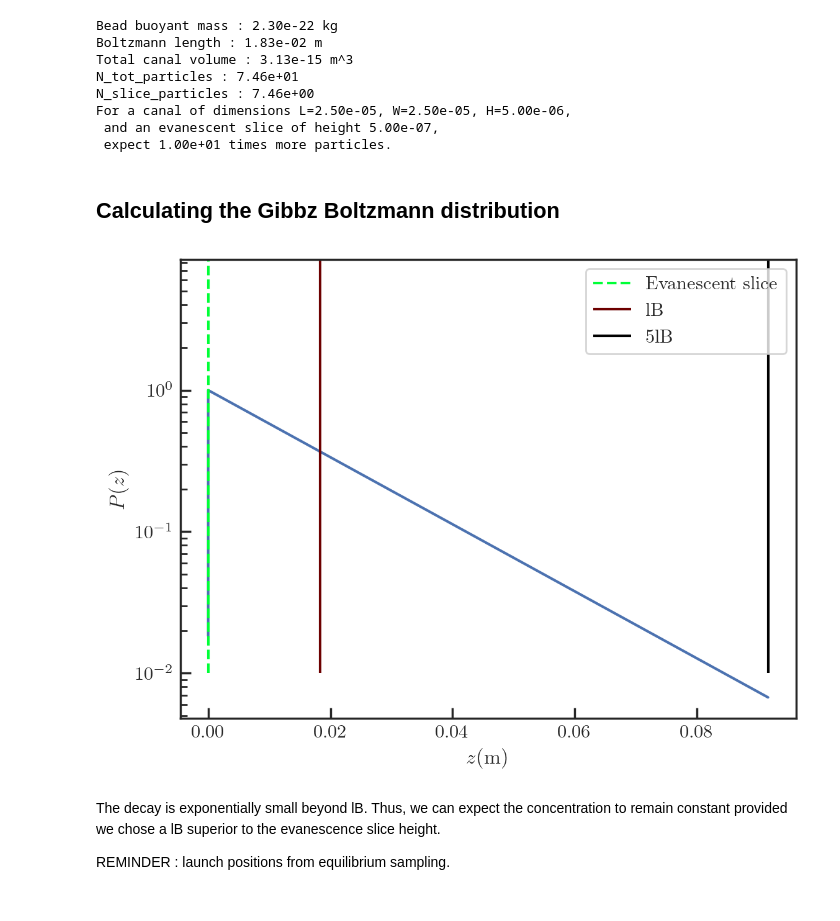
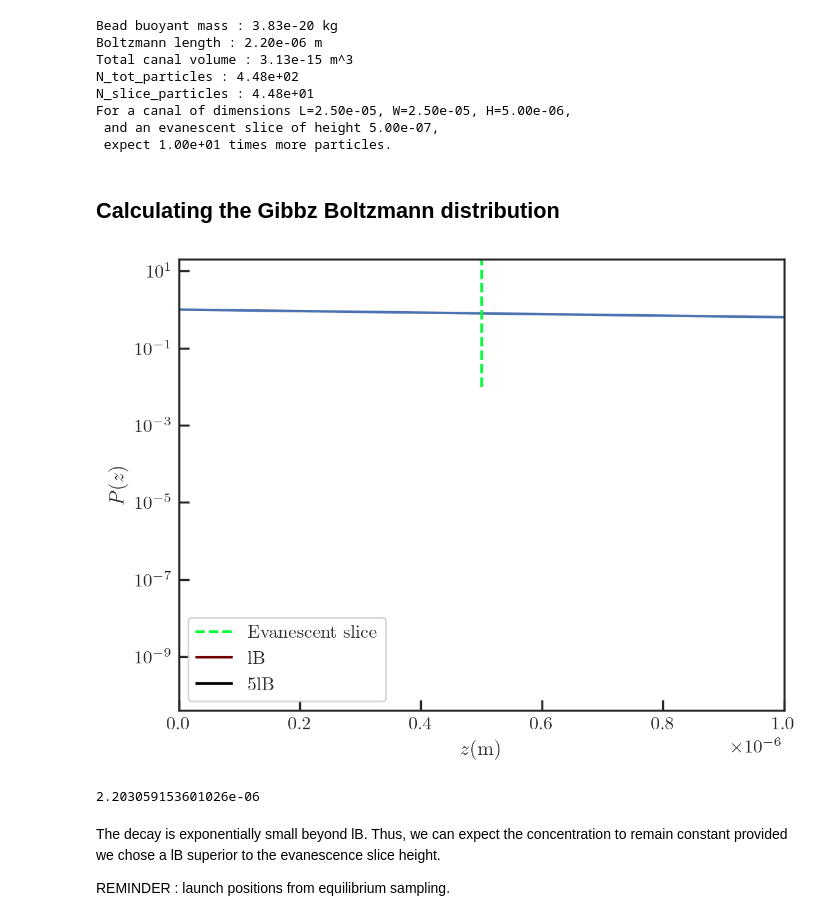
Before and after one commit to Laacherez/RigidMultiblobsWall, a Jupyter notebook: multi_bodies/examples/Balaise_project/calculator.ipynb, the cells around one changed output. Drawn from its saved outputs; the diff is of its cells as text; code cells hidden in the pictures.

```diff
--- a/multi_bodies/examples/Balaise_project/calculator.ipynb
+++ b/multi_bodies/examples/Balaise_project/calculator.ipynb
@@ -13,19 +13,21 @@ custom_params = {
     "font.family": "serif"}
 sns.set_theme(context = "notebook", style="ticks", rc=custom_params)
 # %%
-bead_density = 1.055
-water_density = 1.000
-bead_size = 1e-7
+bead_density = 1055
+water_density = 1000
+bead_size = 0.055e-6
 particle_volume = 4/3 * np.pi * (bead_size)**3
 bead_mass = (bead_density - water_density) * particle_volume
 
+
 print(f"Bead buoyant mass : {bead_mass:.2e} kg")
+
 
 
 kB = 1.380649e-23
 T = 300
 g = 9.81
-g = 100*g
+g = 5_000*g
 
 Boltzmann_length = kB*T/(bead_mass*g)
 
@@ -55,11 +57,11 @@ ratio_particles = N_tot_particles/N_slice_particles
 print(
     f"For a canal of dimensions L={L:.2e}, W={W:.2e}, H={H:.2e}, \n and an evanescent slice of height {evanescence:.2e},\n expect {ratio_particles:.2e} times more particles.")
 # %% [output]
-Bead buoyant mass : 2.30e-22 kg
-Boltzmann length : 1.83e-02 m
+Bead buoyant mass : 3.83e-20 kg
+Boltzmann length : 2.20e-06 m
 Total canal volume : 3.13e-15 m^3
-N_tot_particles : 7.46e+01
-N_slice_particles : 7.46e+00
+N_tot_particles : 4.48e+02
+N_slice_particles : 4.48e+01
 For a canal of dimensions L=2.50e-05, W=2.50e-05, H=5.00e-06,
  and an evanescent slice of height 5.00e-07,
  expect 1.00e+01 times more particles.
@@ -68,28 +70,34 @@ For a canal of dimensions L=2.50e-05, W=2.50e-05, H=5.00e-06,
 # %%
 from scipy.integrate import trapezoid
 import matplotlib.pyplot as plt
 
-cell_height = np.linspace(0, max(10*H, 5*Boltzmann_length), 100000)
+cell_height = np.linspace(0, max(10*H, 10*Boltzmann_length), 100000)
 
 
-P_eq_nonorm = np.exp(-(B * np.exp(-cell_height/Debye_length) + cell_height/Boltzmann_length))
+P_eq_nonorm = np.exp(-( cell_height/Boltzmann_length)) #np.exp(-(B * np.exp(-cell_height/Debye_length) + cell_height/Boltzmann_length))
 
 P_eq_norm = P_eq_nonorm / trapezoid(P_eq_nonorm, cell_height)
 
 plt.semilogy(cell_height, P_eq_nonorm)
 plt.vlines(5e-7, 1e-2, 1e6, color = "#00FF37", linestyle = "--", label = "Evanescent slice")
 plt.vlines(Boltzmann_length, 1e-2, 1e6, color = "#6D0000", label = "lB")
 
 plt.vlines(5*Boltzmann_length, 1e-2, 1e6, color = '#000000', label = "5lB")
 
 plt.xlabel("$z$(m)")
 plt.ylabel("$P(z)$")
 
+plt.xlim(0, 2*Boltzmann_length)
+
 plt.legend()
 
 plt.show()
 # %% [output]
-[figure, old version]
+[figure, new version]
+# %%
+Boltzmann_length
+# %% [output]
+2.203059153601026e-06
 # %% [markdown]
 The decay is exponentially small beyond lB. Thus, we can expect the concentration to remain constant provided we chose a lB superior to the evanescence slice height.
 
```
Also changed, not shown: parts of 4 cells of this notebook, 40 other files.
